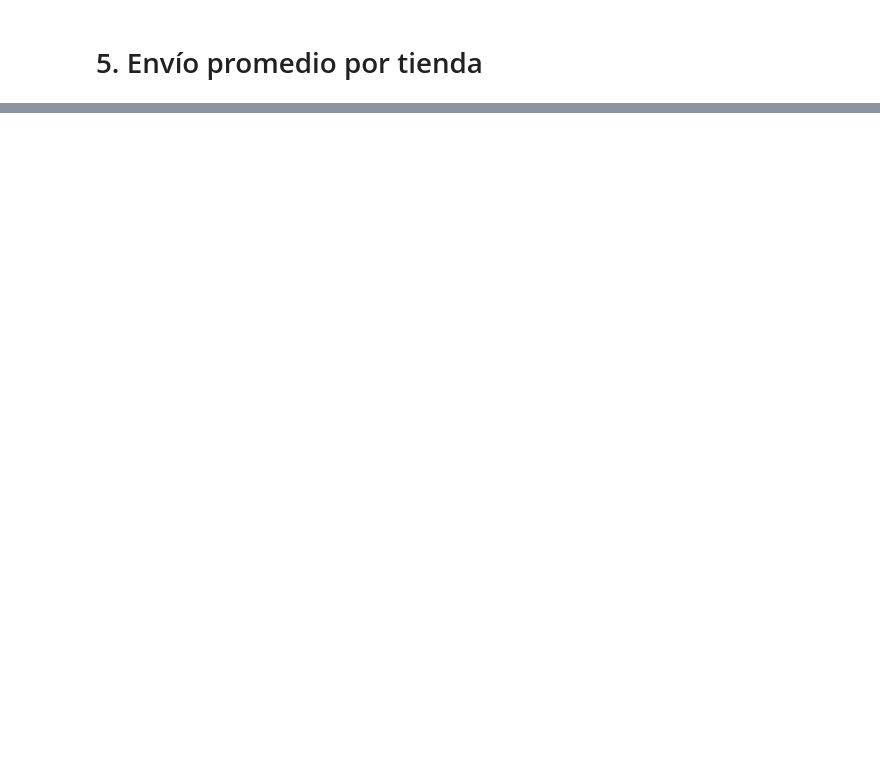
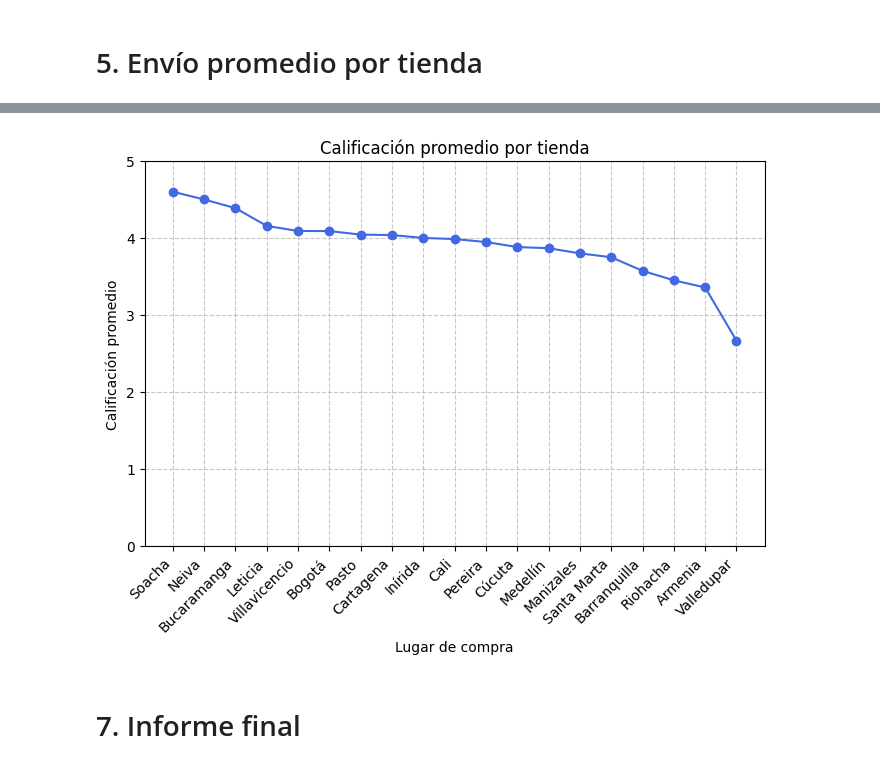
Before and after one commit to francarrascoo/python-challenge, a Jupyter notebook: AluraStoreLatam.ipynb, the cells around one changed output, grey strips where cells are left out. Cells and saved outputs as stored; diff of their text form; code cells hidden in the pictures; blank space fills up the shorter version.

```diff
--- a/AluraStoreLatam.ipynb
+++ b/AluraStoreLatam.ipynb
@@ -154,0 +382,19 @@ Promedio calificación Tienda 4:  4.0
+# %%
+#Tienda 1
+calif_promedio = tienda.groupby('Lugar de Compra')['Calificación'].mean().sort_values(ascending=False)
+
+# Graficar
+plt.figure(figsize=(8,5))
+plt.plot(calif_promedio.index, calif_promedio.values, marker='o', linestyle='-', color='royalblue')
+plt.title('Calificación promedio por tienda')
+plt.ylabel('Calificación promedio')
+plt.xlabel('Lugar de compra')
+plt.ylim(0, 5)
+plt.grid(axis='y', linestyle='--', alpha=0.7)
+plt.grid(axis='x', linestyle='--', alpha=0.7)
+plt.xticks(rotation=45, ha='right')
+plt.show()
+# %% [output]
+[figure, added]
+# %% [markdown]
+# 7. Informe final
```
Also changed, not shown: parts of 17 cells of this notebook.
